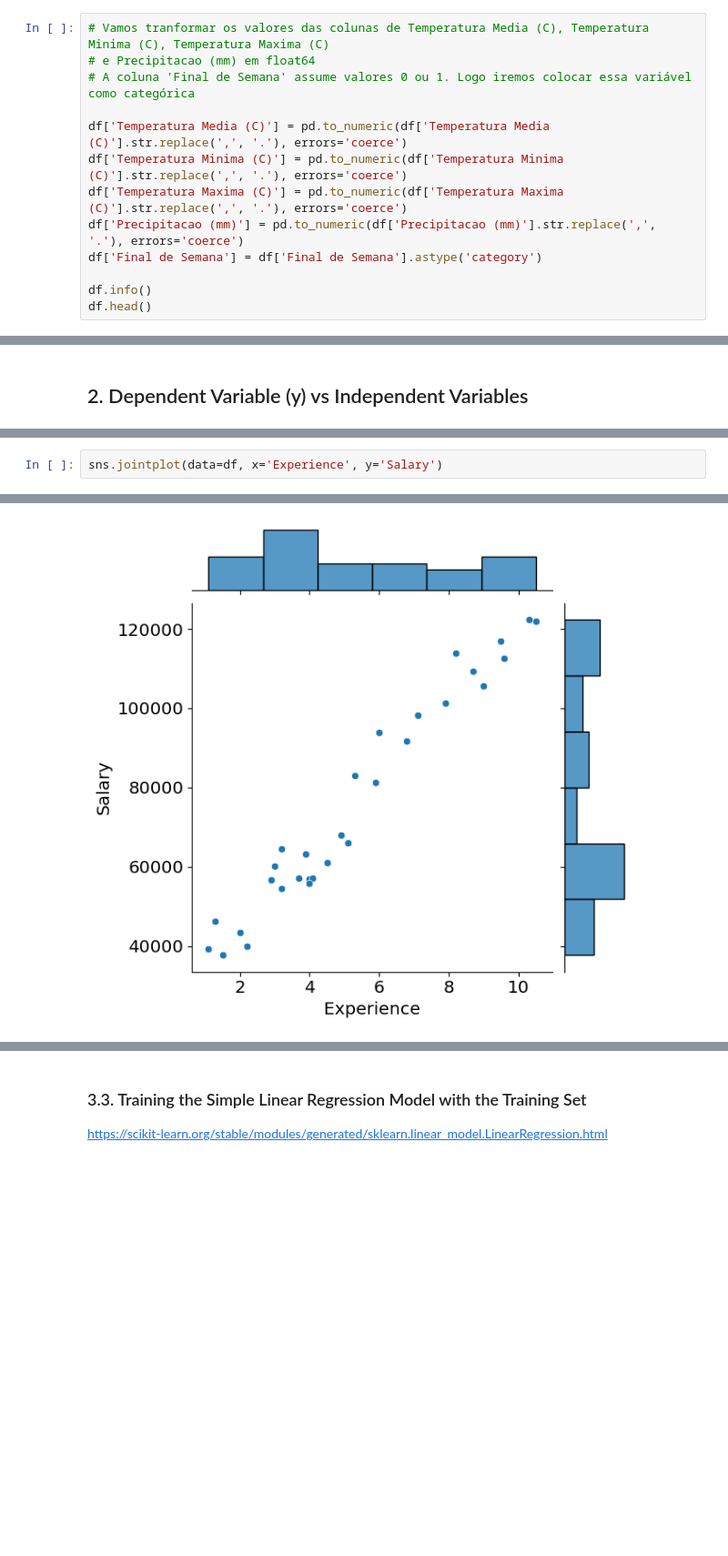
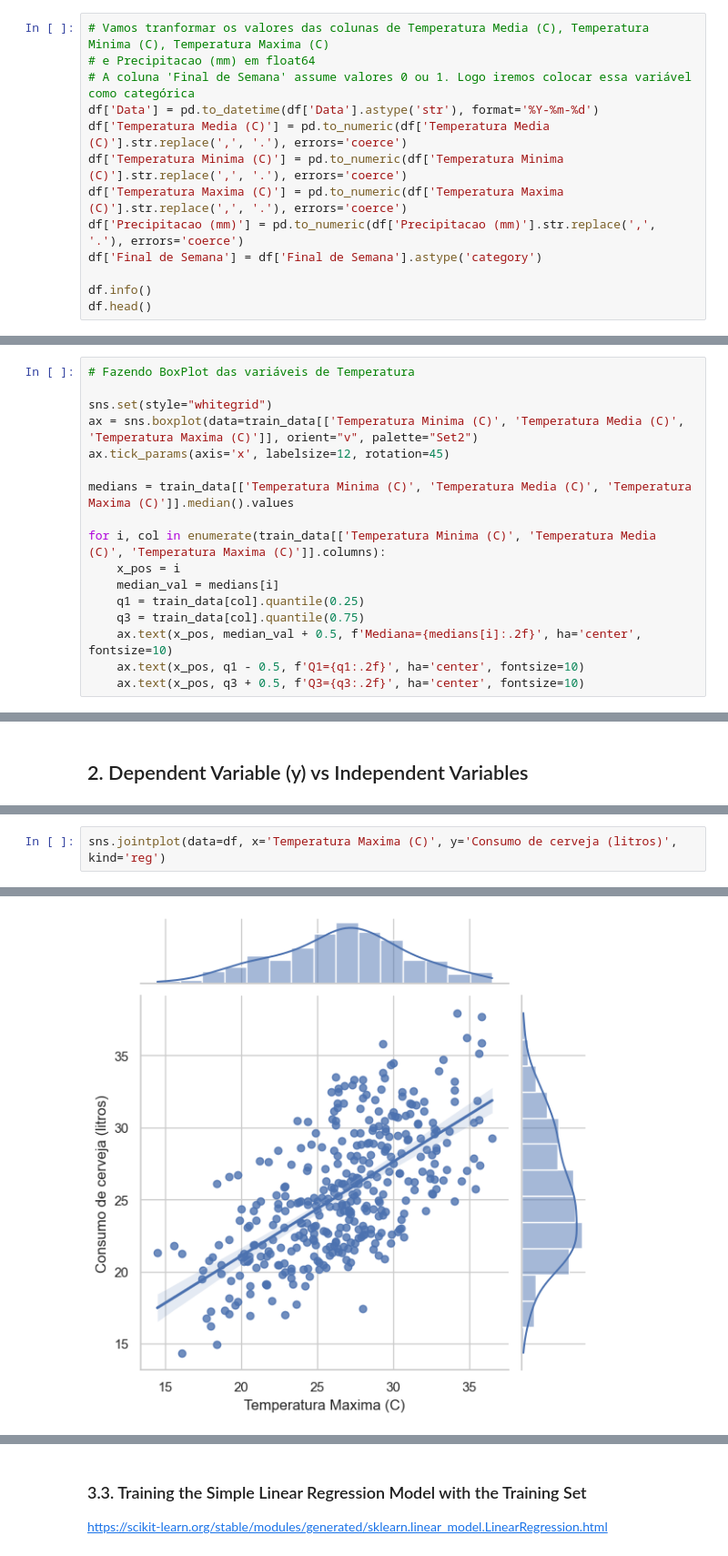
Before and after one commit to evandrocf4/ifsp, a Jupyter notebook: estatistica/atitivades/atividade_2/atividade_2 - Evandro.ipynb, the cells around one changed output, grey strips where cells are left out. Shown: that part at 91% size. Saved outputs shown, nothing was run; the diff lists cells and outputs as text; blank space fills up the shorter version.

```diff
--- a/estatistica/atitivades/atividade_2/atividade_2 - Evandro.ipynb
+++ b/estatistica/atitivades/atividade_2/atividade_2 - Evandro.ipynb
@@ -131,7 +131,7 @@ Vamos deletar as linhas/amostras nulas, a fim de melhorar a consistência do dat
 # Vamos tranformar os valores das colunas de Temperatura Media (C), Temperatura Minima (C), Temperatura Maxima (C)
 # e Precipitacao (mm) em float64
 # A coluna 'Final de Semana' assume valores 0 ou 1. Logo iremos colocar essa variável como categórica
-
+df['Data'] = pd.to_datetime(df['Data'].astype('str'), format='%Y-%m-%d')
 df['Temperatura Media (C)'] = pd.to_numeric(df['Temperatura Media (C)'].str.replace(',', '.'), errors='coerce')
 df['Temperatura Minima (C)'] = pd.to_numeric(df['Temperatura Minima (C)'].str.replace(',', '.'), errors='coerce')
 df['Temperatura Maxima (C)'] = pd.to_numeric(df['Temperatura Maxima (C)'].str.replace(',', '.'), errors='coerce')
@@ -181,0 +187,17 @@ train_data.describe()
+# %%
+# Fazendo BoxPlot das variáveis de Temperatura
+
+sns.set(style="whitegrid")
+ax = sns.boxplot(data=train_data[['Temperatura Minima (C)', 'Temperatura Media (C)', 'Temperatura Maxima (C)']], orient="v", palette="Set2")
+ax.tick_params(axis='x', labelsize=12, rotation=45)
+
+medians = train_data[['Temperatura Minima (C)', 'Temperatura Media (C)', 'Temperatura Maxima (C)']].median().values
+
+for i, col in enumerate(train_data[['Temperatura Minima (C)', 'Temperatura Media (C)', 'Temperatura Maxima (C)']].columns):
+    x_pos = i
+    median_val = medians[i]
+    q1 = train_data[col].quantile(0.25)
+    q3 = train_data[col].quantile(0.75)
+    ax.text(x_pos, median_val + 0.5, f'Mediana={medians[i]:.2f}', ha='center', fontsize=10)
+    ax.text(x_pos, q1 - 0.5, f'Q1={q1:.2f}', ha='center', fontsize=10)
+    ax.text(x_pos, q3 + 0.5, f'Q3={q3:.2f}', ha='center', fontsize=10)
@@ -213,5 +243,5 @@ sns.pairplot(df, aspect=3)
 # %%
-sns.jointplot(data=df, x='Experience', y='Salary')
+sns.jointplot(data=df, x='Temperatura Maxima (C)', y='Consumo de cerveja (litros)', kind='reg')
 # %% [output]
 <seaborn.axisgrid.JointGrid at 0x...>
-[figure, old version]
+[figure, new version]
```
Also changed, not shown: parts of 87 cells of this notebook, 8 other files.
